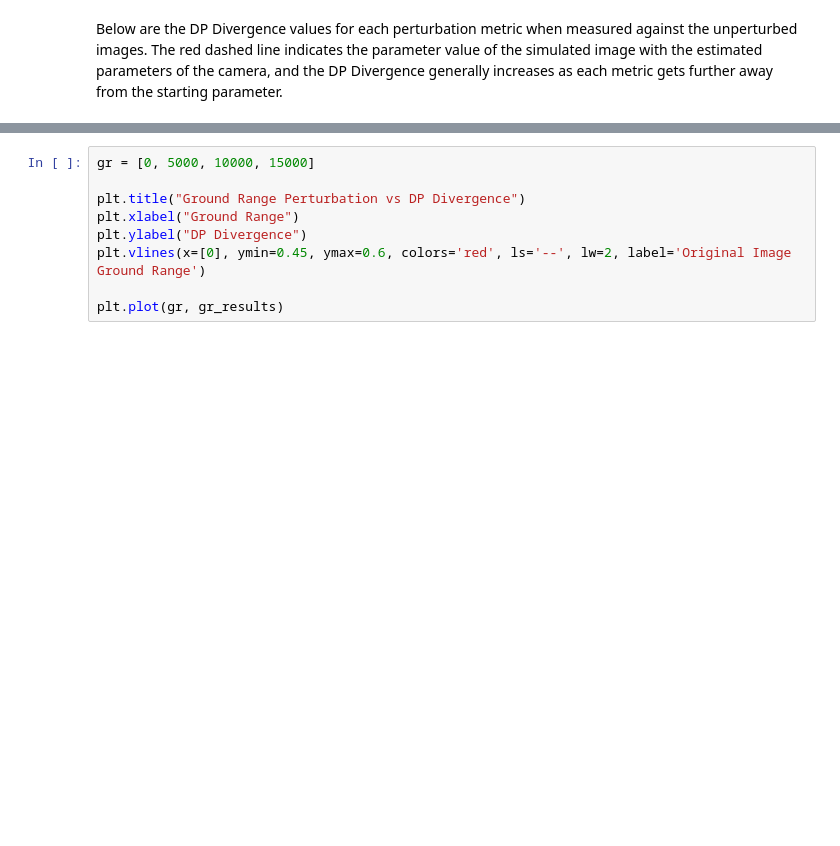
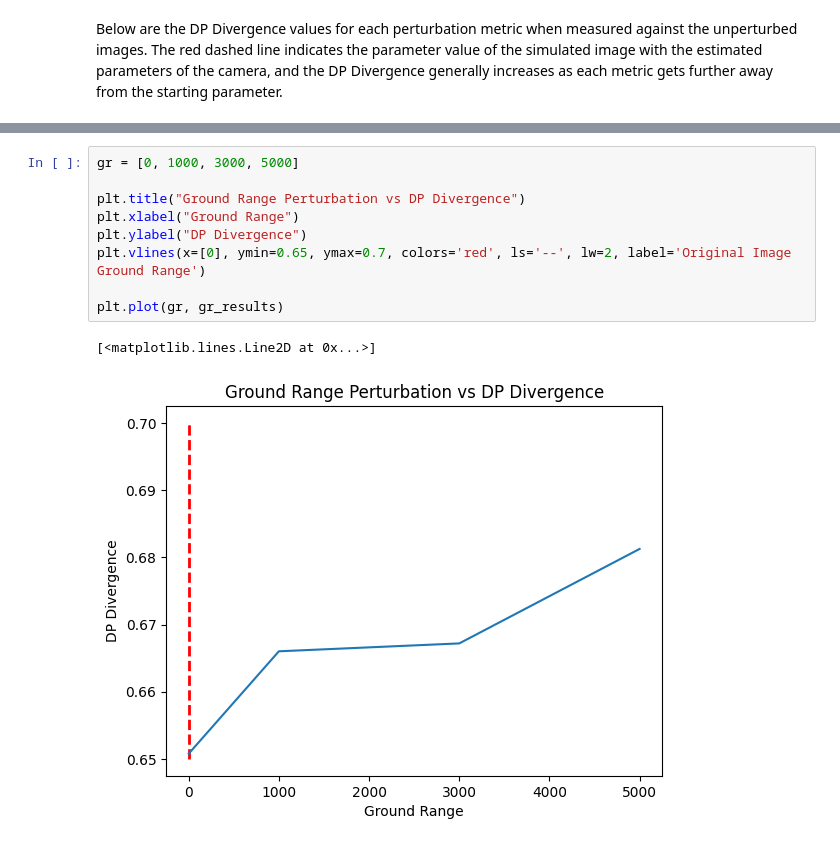
Before and after one commit to Kitware/nrtk-jatic, a Jupyter notebook: examples/daml/daml_example_notebook.ipynb, the cells around one changed output, grey strips where cells are left out. Drawn from its saved outputs; the diff is of its cells as text; blank space fills up the shorter version.

```diff
--- a/examples/daml/daml_example_notebook.ipynb
+++ b/examples/daml/daml_example_notebook.ipynb
@@ -250,9 +291,12 @@ plt.plot(f, fl_results)
 # %%
-gr = [0, 5000, 10000, 15000]
+gr = [0, 1000, 3000, 5000]
 
 plt.title("Ground Range Perturbation vs DP Divergence")
 plt.xlabel("Ground Range")
 plt.ylabel("DP Divergence")
-plt.vlines(x=[0], ymin=0.45, ymax=0.6, colors='red', ls='--', lw=2, label='Original Image Ground Range')
+plt.vlines(x=[0], ymin=0.65, ymax=0.7, colors='red', ls='--', lw=2, label='Original Image Ground Range')
 
 plt.plot(gr, gr_results)
+# %% [output]
+[<matplotlib.lines.Line2D at 0x...>]
+[figure, added]
```
Also changed, not shown: parts of 5 cells of this notebook, 2 other files.
